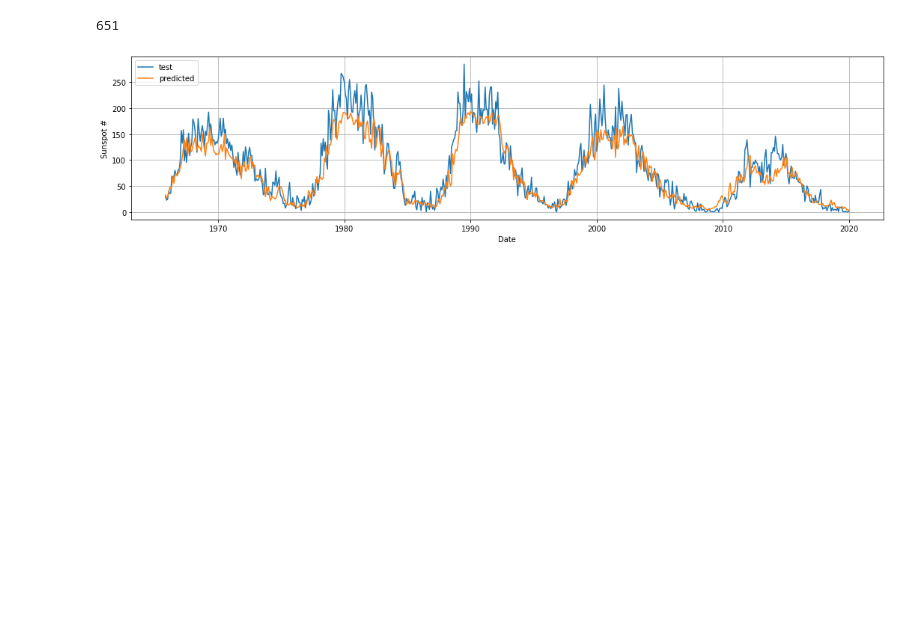
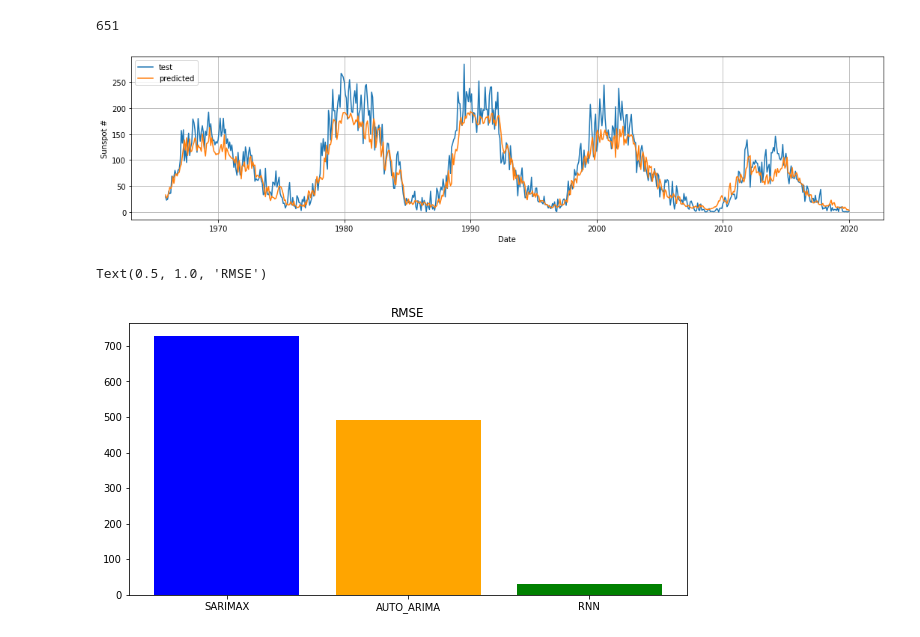
Before and after one commit to lightsuner/bsuir_ml_2, a Jupyter notebook: lab_8/src/Lab_8.ipynb, the cells around one changed output. Cells and saved outputs as stored; diff of their text form; code cells hidden in the pictures; blank space fills up the shorter version.

Commit message:
lab_8: update chart

```diff
--- a/lab_8/src/Lab_8.ipynb
+++ b/lab_8/src/Lab_8.ipynb
@@ -133,7 +133,8 @@ plt.legend(loc='upper left')
 <matplotlib.legend.Legend at 0x...>
 [figure]
 # %%
-mean_squared_error(forecasted.values, arima_test_df['count'].values, squared=False)
+base_arima_rmse = mean_squared_error(forecasted.values, arima_test_df['count'].values, squared=False)
+base_arima_rmse
 # %% [output]
 727.631443121939
 # %%
@@ -219,7 +220,8 @@ Warnings:
 # %%
 fitted = grid_model.predict(n_periods=len(arima_test_df))
 # %%
-mean_squared_error(fitted, arima_test_df['count'].values, squared=False)
+tuned_arima_rmse = mean_squared_error(fitted, arima_test_df['count'].values, squared=False)
+tuned_arima_rmse
 # %% [output]
 492.34007827011067
 # %%
@@ -319,5 +321,6 @@ Epoch 20/20
 60/60 [==============================] - 1s 13ms/step - loss: 1754.4183 - root_mean_squared_error: 41.8136 - val_loss: 1299.8684 - val_root_mean_squared_error: 36.0235
 # %%
 score = rrn.evaluate(test_set)
-np.sqrt(score)
+rrn_rmse = score[1]
+rrn_rmse
 # %% [output]
@@ -365,3 +368,12 @@ plt.legend(loc='upper left')
 plt.show()
 # %% [output]
 [figure]
+# %%
+plt.figure(figsize=(10, 5))
+
+plt.bar(['SARIMAX', 'AUTO_ARIMA', 'RNN'],[base_arima_rmse, tuned_arima_rmse, rrn_rmse], color=['Blue', 'Orange', 'Green'])
+#plt.ylim(0.4, 0.9)
+plt.title('RMSE')
+# %% [output]
+Text(0.5, 1.0, 'RMSE')
+[figure, added]
```
Also changed, not shown: parts of 1 cell of this notebook, 2 other files.
